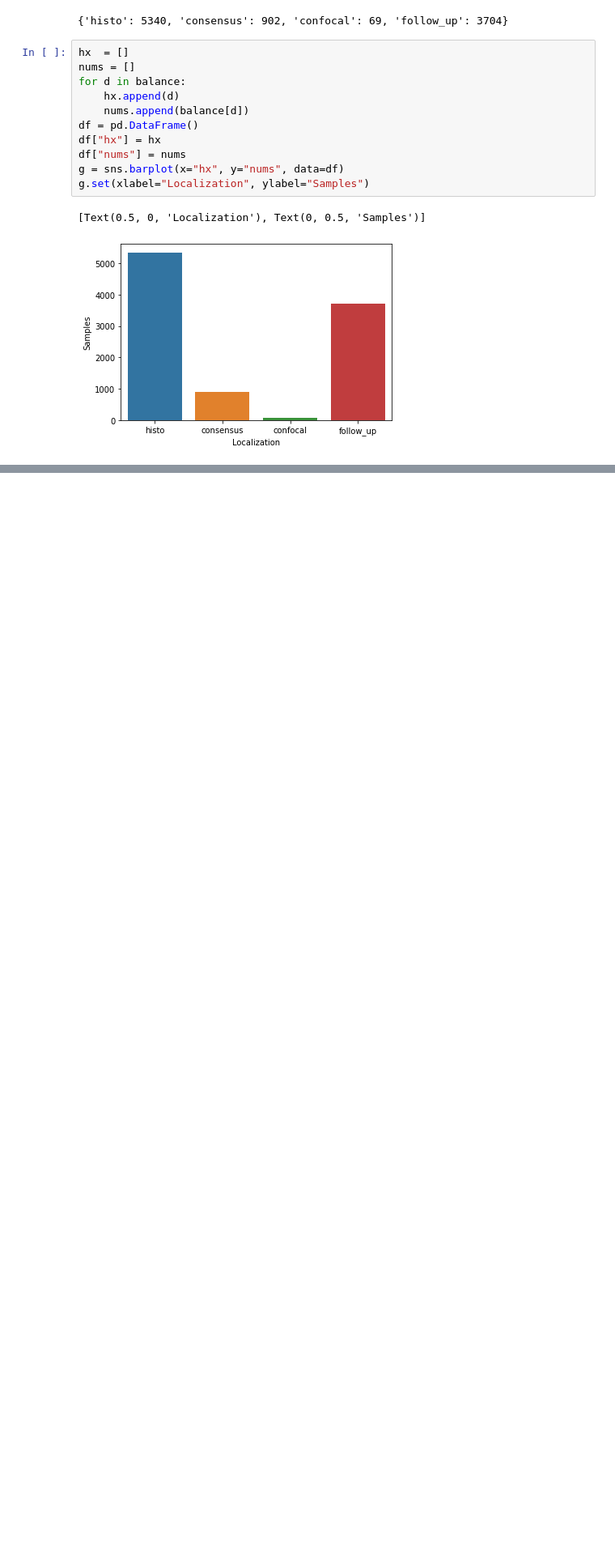
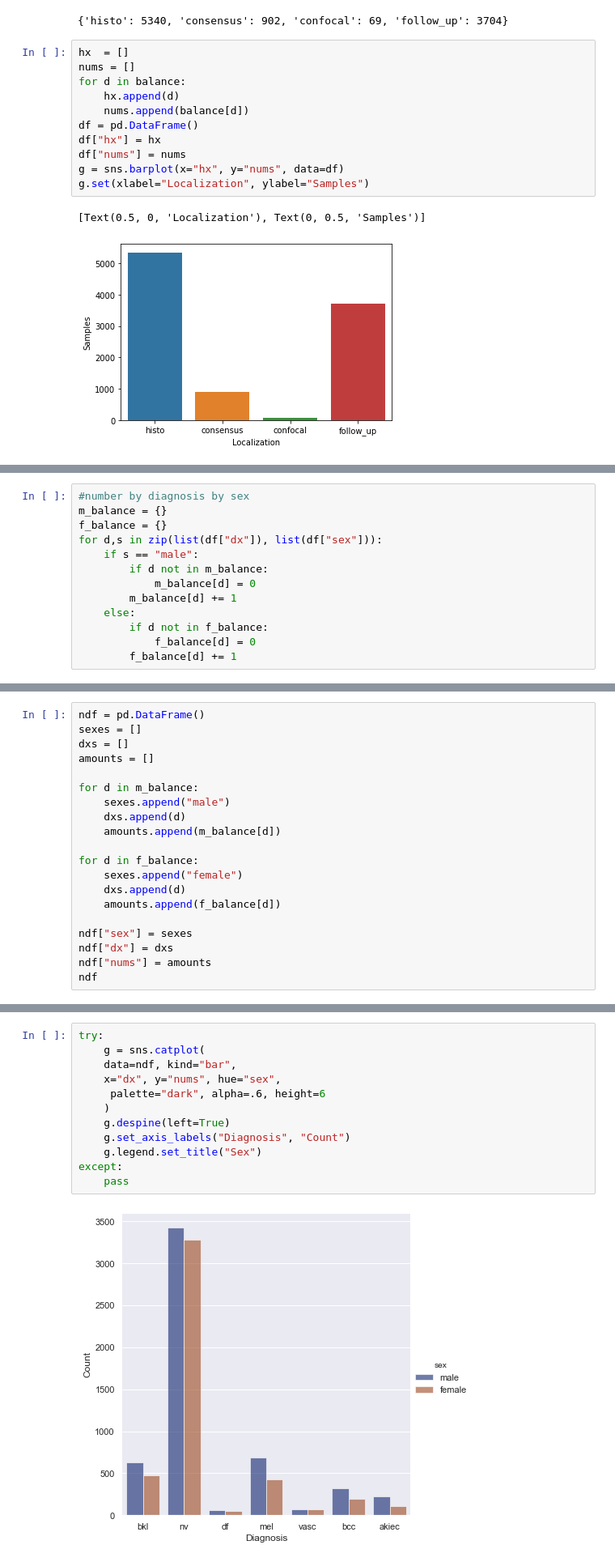
Before and after one commit to DataScience4Health-Fall2022/termproject-group-4, a Jupyter notebook: exploratory.ipynb, the cells around one changed output, grey strips where cells are left out. Shown: that part at 81% size. Cells and saved outputs as stored; diff of their text form; blank space fills up the shorter version.

```diff
--- a/exploratory.ipynb
+++ b/exploratory.ipynb
@@ -145,0 +183,13 @@ g.set(xlabel="Localization", ylabel="Samples")
+# %%
+#number by diagnosis by sex
+m_balance = {}
+f_balance = {}
+for d,s in zip(list(df["dx"]), list(df["sex"])):
+    if s == "male":
+        if d not in m_balance:
+            m_balance[d] = 0
+        m_balance[d] += 1
+    else:
+        if d not in f_balance:
+            f_balance[d] = 0
+        f_balance[d] += 1
@@ -145,0 +206,20 @@ g.set(xlabel="Localization", ylabel="Samples")
+# %%
+ndf = pd.DataFrame()
+sexes = []
+dxs = []
+amounts = []
+
+for d in m_balance:
+    sexes.append("male")
+    dxs.append(d)
+    amounts.append(m_balance[d])
+
+for d in f_balance:
+    sexes.append("female")
+    dxs.append(d)
+    amounts.append(f_balance[d])
+
+ndf["sex"] = sexes
+ndf["dx"] = dxs
+ndf["nums"] = amounts
+ndf
@@ -145,0 +242,14 @@ g.set(xlabel="Localization", ylabel="Samples")
+# %%
+try:
+    g = sns.catplot(
+    data=ndf, kind="bar",
+    x="dx", y="nums", hue="sex",
+     palette="dark", alpha=.6, height=6
+    )
+    g.despine(left=True)
+    g.set_axis_labels("Diagnosis", "Count")
+    g.legend.set_title("Sex")
+except:
+    pass
+# %% [output]
+[figure, added]
```
Also changed, not shown: parts of 10 cells of this notebook.
